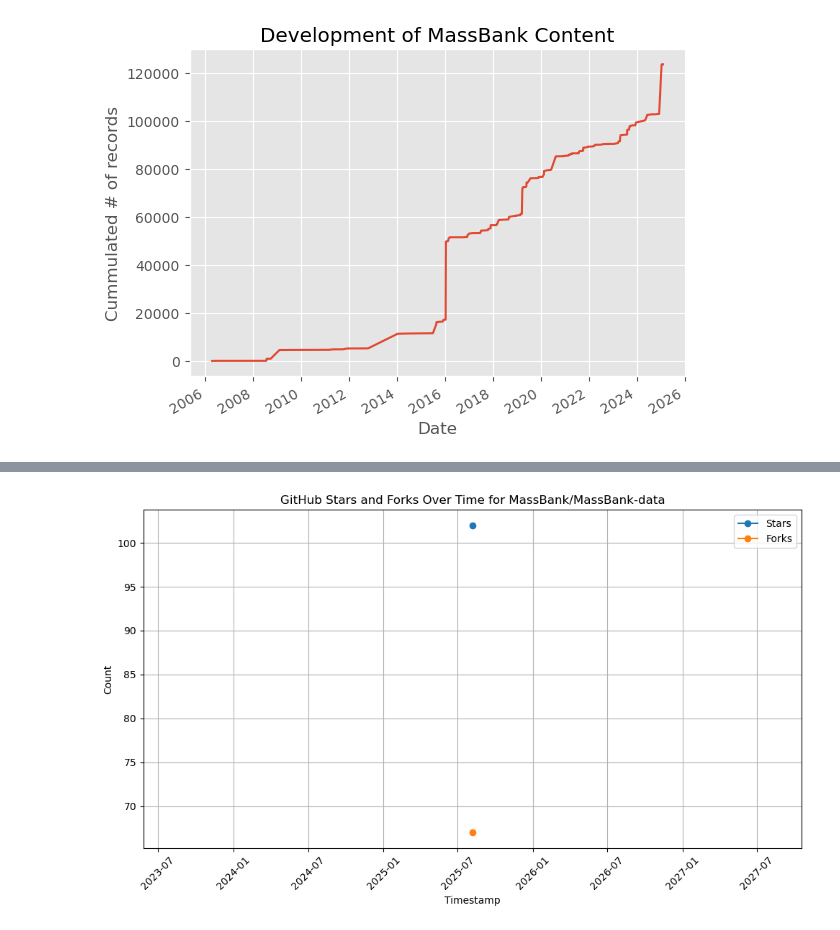
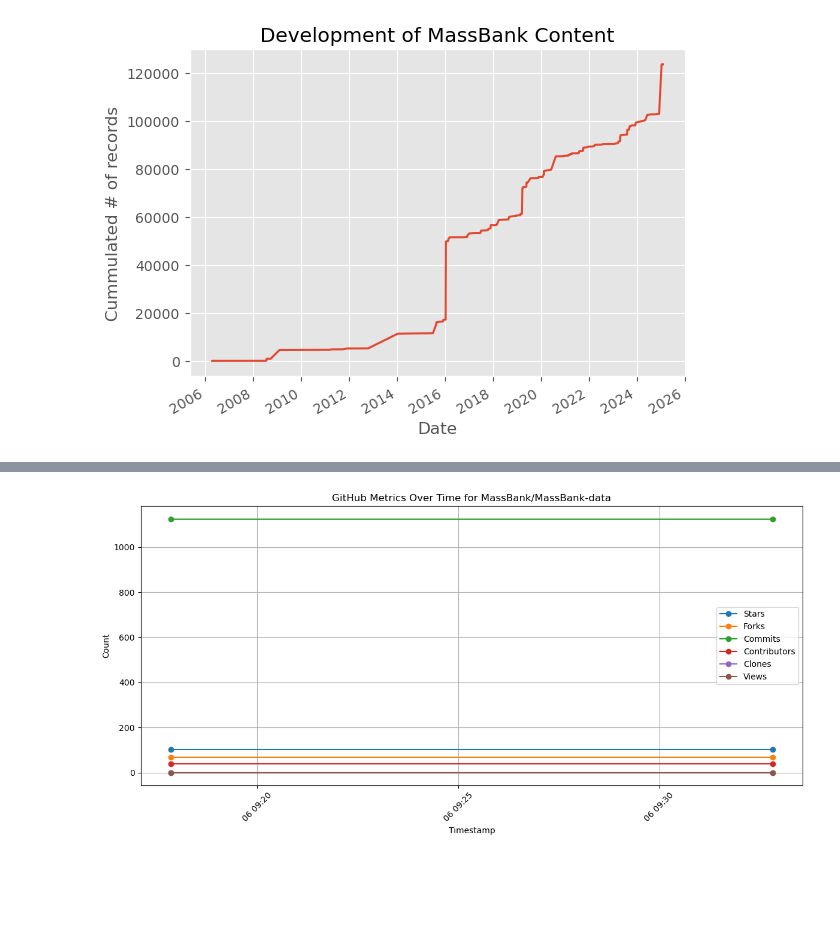
Before and after one commit to MassBank/MassBank-analytics, a Jupyter notebook: record_grow.ipynb, the cells around one changed output, grey strips where cells are left out. Cells and saved outputs as stored; diff of their text form; code cells hidden in the pictures; blank space fills up the shorter version.

Commit message:
Add commits and contributors

```diff
--- a/record_grow.ipynb
+++ b/record_grow.ipynb
@@ -87,51 +87,90 @@ Obtain the number of forks and stars for the MassBank-data repository. For devel
 # %%
 import requests
 import csv
 import os
 from datetime import datetime
 import matplotlib.pyplot as plt
 import pandas as pd
 
+# Read GitHub token from local file
+with open("github_token.txt", "r") as f:
+    token = f.read().strip()
+
 # GitHub repository info
 owner = "MassBank"
 repo = "MassBank-data"
-url = f"https://api.github.com/repos/{owner}/{repo}"
+headers = {
+    "Accept": "application/vnd.github+json",
+    "Authorization": f"Bearer {token}"
+}
 
-# CSV file to store data
-csv_file = "data/repo_metrics.csv"
+# CSV file
+csv_file = "repo_metrics.csv"
+timestamp = datetime.now().strftime("%Y-%m-%d %H:%M:%S")
 
-# Fetch current data
-response = requests.get(url)
-if response.status_code == 200:
-    data = response.json()
-    stars = data.get("stargazers_count", 0)
-    forks = data.get("forks_count", 0)
-    timestamp = datetime.now().strftime("%Y-%m-%d %H:%M:%S")
+# Fetch basic repo info
+repo_url = f"https://api.github.com/repos/{owner}/{repo}"
+repo_data = requests.get(repo_url, headers=headers).json()
+stars = repo_data.get("stargazers_count", 0)
+forks = repo_data.get("forks_count", 0)
 
-    # Append to CSV
-    file_exists = os.path.isfile(csv_file)
-    with open(csv_file, mode='a', newline='') as file:
-        writer = csv.writer(file)
-        if not file_exists:
-            writer.writerow(["Timestamp", "Stars", "Forks"])
-        writer.writerow([timestamp, stars, forks])
+# Count commits
+commits_url = f"https://api.github.com/repos/{owner}/{repo}/commits?per_page=1"
+commits_resp = requests.get(commits_url, headers=headers)
+if "Link" in commits_resp.headers:
+    try:
+        commits = int(commits_resp.headers["Link"].split("page=")[-1].split(">")[0])
+    except:
+        commits = 1
 else:
-    print(f"Failed to fetch data: {response.status_code}")
+    commits = len(commits_resp.json())
 
-# Load and plot data
+# Count contributors
+contributors_url = f"https://api.github.com/repos/{owner}/{repo}/contributors?per_page=1&anon=true"
+contributors_resp = requests.get(contributors_url, headers=headers)
+if "Link" in contributors_resp.headers:
+    try:
+        contributors = int(contributors_resp.headers["Link"].split("page=")[-1].split(">")[0])
+    except:
+        contributors = len(contributors_resp.json())
+else:
+    contributors = len(contributors_resp.json())
+
+# Clones
+clones_url = f"https://api.github.com/repos/{owner}/{repo}/traffic/clones"
+clones_data = requests.get(clones_url, headers=headers).json()
+clones = clones_data.get("count", 0)
+unique_clones = clones_data.get("uniques", 0)
+
+# Visitors
+views_url = f"https://api.github.com/repos/{owner}/{repo}/traffic/views"
+views_data = requests.get(views_url, headers=headers).json()
+views = views_data.get("count", 0)
+unique_views = views_data.get("uniques", 0)
+
+# Append to CSV
+file_exists = os.path.isfile(csv_file)
+with open(csv_file, mode='a', newline='') as file:
+    writer = csv.writer(file)
+    if not file_exists:
+        writer.writerow(["Timestamp", "Stars", "Forks", "Commits", "Contributors", "Clones", "Unique Clones", "Views", "Unique Views"])
+    writer.writerow([timestamp, stars, forks, commits, contributors, clones, unique_clones, views, unique_views])
+
+# Plotting
 df = pd.read_csv(csv_file)
 df["Timestamp"] = pd.to_datetime(df["Timestamp"])
 
-plt.figure(figsize=(10, 6))
-plt.plot(df["Timestamp"], df["Stars"], label="Stars", marker='o')
-plt.plot(df["Timestamp"], df["Forks"], label="Forks", marker='o')
+plt.figure(figsize=(12, 6))
+for column in ["Stars", "Forks", "Commits", "Contributors", "Clones", "Views"]:
+    plt.plot(df["Timestamp"], df[column], label=column, marker='o')
+
 plt.xlabel("Timestamp")
 plt.ylabel("Count")
-plt.title(f"GitHub Stars and Forks Over Time for {owner}/{repo}")
+plt.title(f"GitHub Metrics Over Time for {owner}/{repo}")
 plt.legend()
 plt.grid(True)
 plt.xticks(rotation=45)
 plt.tight_layout()
 plt.show()
 # %% [output]
-[figure, old version]
+[figure, new version]
```
Also changed, not shown: parts of 2 cells of this notebook, 3 other files.
